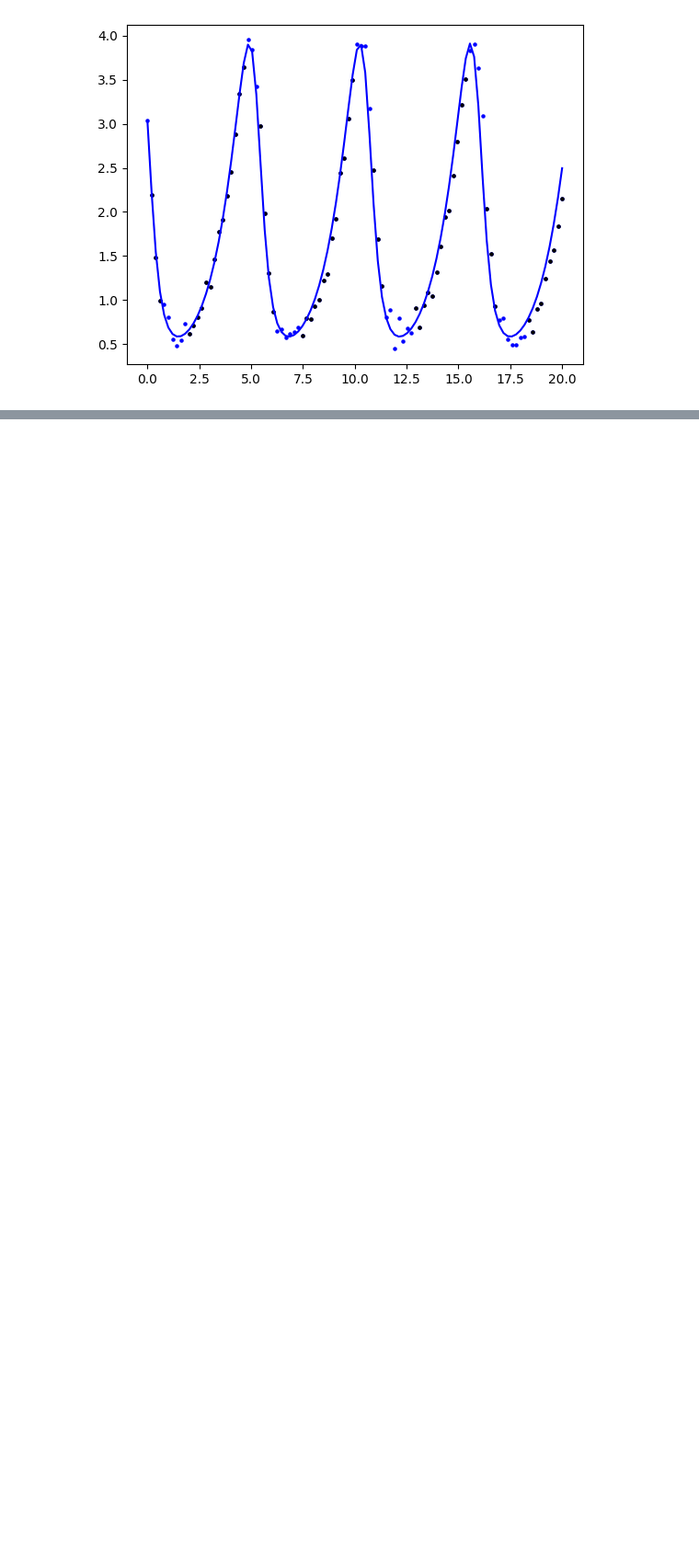
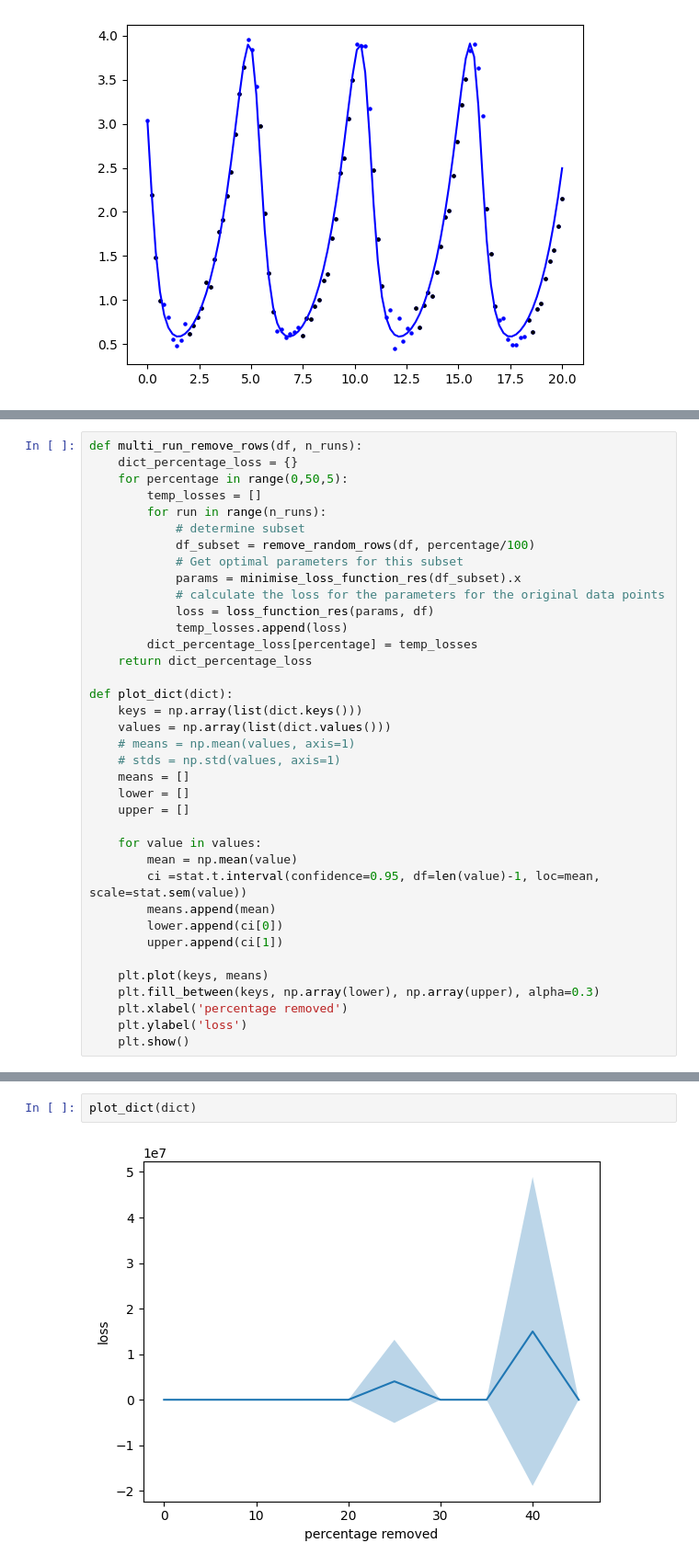
Before and after one commit to estherlb/stochastic_3, a Jupyter notebook: Reverse-Engineering Predator-Prey System/time_series.ipynb, the cells around one changed output, grey strips where cells are left out. Shown: that part at 92% size. Cells and saved outputs as stored; diff of their text form; blank space fills up the shorter version.

```diff
--- a/Reverse-Engineering Predator-Prey System/time_series.ipynb
+++ b/Reverse-Engineering Predator-Prey System/time_series.ipynb
@@ -365,0 +368,37 @@ plot_lotka(df, minimised_pred_peaks.x, df_subset_pred_peaks)
+# %%
+def multi_run_remove_rows(df, n_runs):
+    dict_percentage_loss = {}
+    for percentage in range(0,50,5):
+        temp_losses = []
+        for run in range(n_runs):
+            # determine subset
+            df_subset = remove_random_rows(df, percentage/100)
+            # Get optimal parameters for this subset
+            params = minimise_loss_function_res(df_subset).x
+            # calculate the loss for the parameters for the original data points
+            loss = loss_function_res(params, df)
+            temp_losses.append(loss)
+        dict_percentage_loss[percentage] = temp_losses
+    return dict_percentage_loss
+
+def plot_dict(dict):
+    keys = np.array(list(dict.keys()))
+    values = np.array(list(dict.values()))
+    # means = np.mean(values, axis=1)
+    # stds = np.std(values, axis=1)
+    means = []
+    lower = []
+    upper = []
+
+    for value in values:
+        mean = np.mean(value)
+        ci =stat.t.interval(confidence=0.95, df=len(value)-1, loc=mean, scale=stat.sem(value))
+        means.append(mean)
+        lower.append(ci[0])
+        upper.append(ci[1])
+
+    plt.plot(keys, means)
+    plt.fill_between(keys, np.array(lower), np.array(upper), alpha=0.3)
+    plt.xlabel('percentage removed')
+    plt.ylabel('loss')
+    plt.show()
@@ -365,0 +413,4 @@ plot_lotka(df, minimised_pred_peaks.x, df_subset_pred_peaks)
+# %%
+plot_dict(dict)
+# %% [output]
+[figure, added]
```
Also changed, not shown: parts of 5 cells of this notebook, 1 other file.
